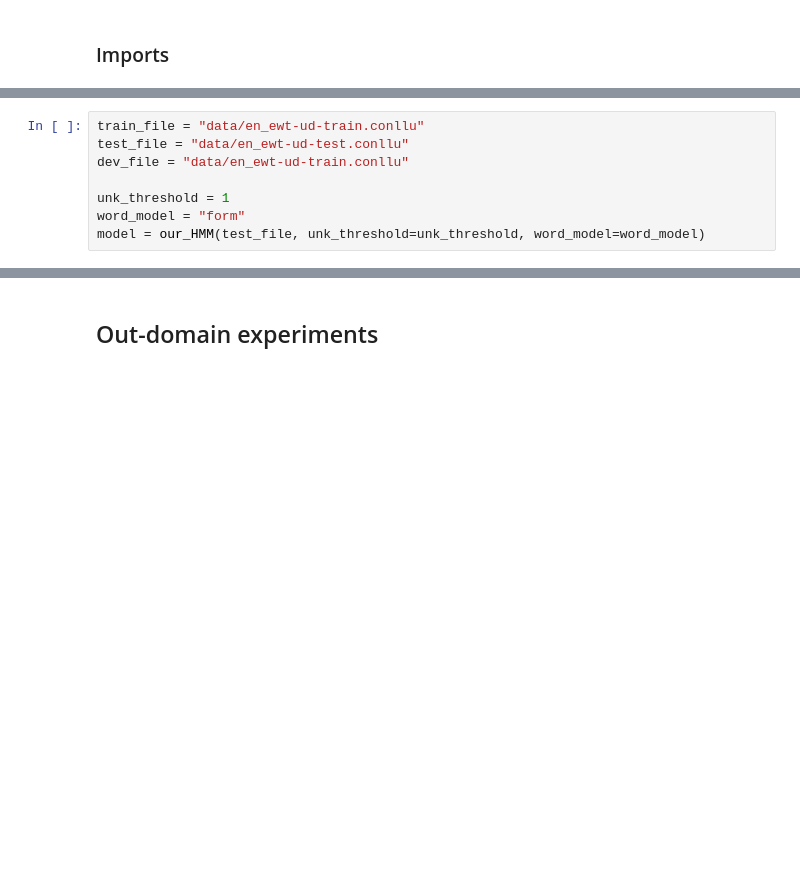
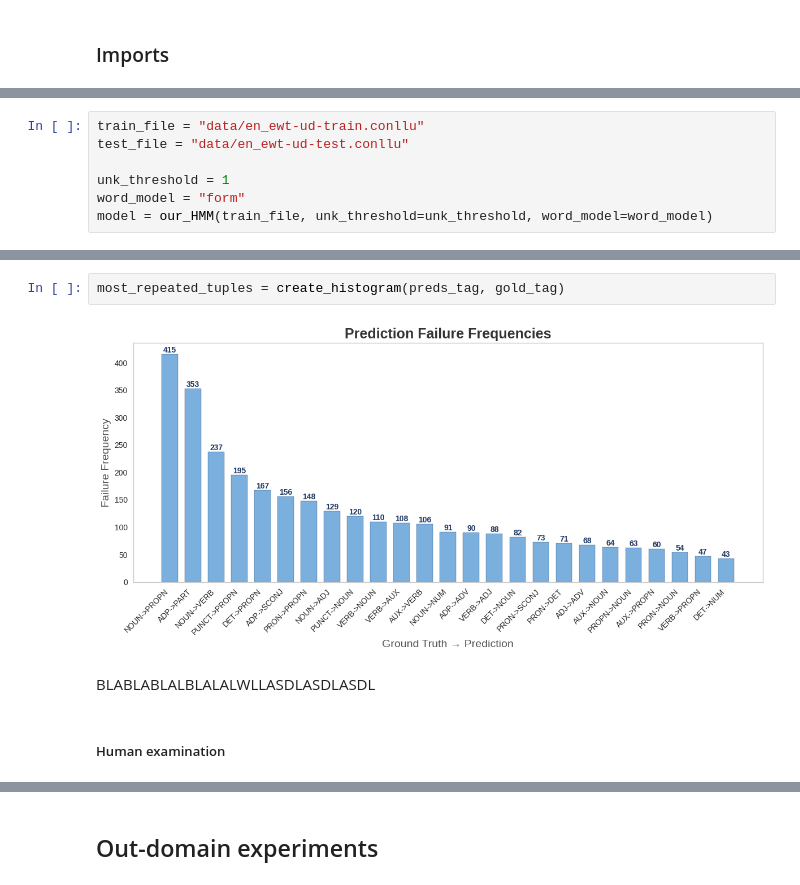
Before and after one commit to AndreaJaunarena-ehu/HMM_Andrea, a Jupyter notebook: analysis.ipynb, the cells around one changed output, grey strips where cells are left out. Drawn from its saved outputs; the diff is of its cells as text; blank space fills up the shorter version.

```diff
--- a/analysis.ipynb
+++ b/analysis.ipynb
@@ -51,10 +75,9 @@ parse = parse_conllu("data/en_ewt-ud-train.conllu", "form")
 # %%
 train_file = "data/en_ewt-ud-train.conllu"
 test_file = "data/en_ewt-ud-test.conllu"
-dev_file = "data/en_ewt-ud-train.conllu"
 
 unk_threshold = 1
 word_model = "form"
-model = our_HMM(test_file, unk_threshold=unk_threshold, word_model=word_model)
+model = our_HMM(train_file, unk_threshold=unk_threshold, word_model=word_model)
 # %%
 results, parsed_file, preds_tag, gold_tag = model.test(test_file)
@@ -64 +169,9 @@ pred [16, 15, 0, 12, 5, 0, 17, 16, 15, 0, 12, 5, 16, 1, 17, 1, 17, 6, 9, 1, 17,
+# %%
+most_repeated_tuples = create_histogram(preds_tag, gold_tag)
+# %% [output]
+[figure, added]
+# %% [markdown]
+BLABLABLALBLALALWLLASDLASDLASDL
+# %% [markdown]
+##### Human examination
 # %%
```
Also changed, not shown: parts of 48 cells of this notebook.
